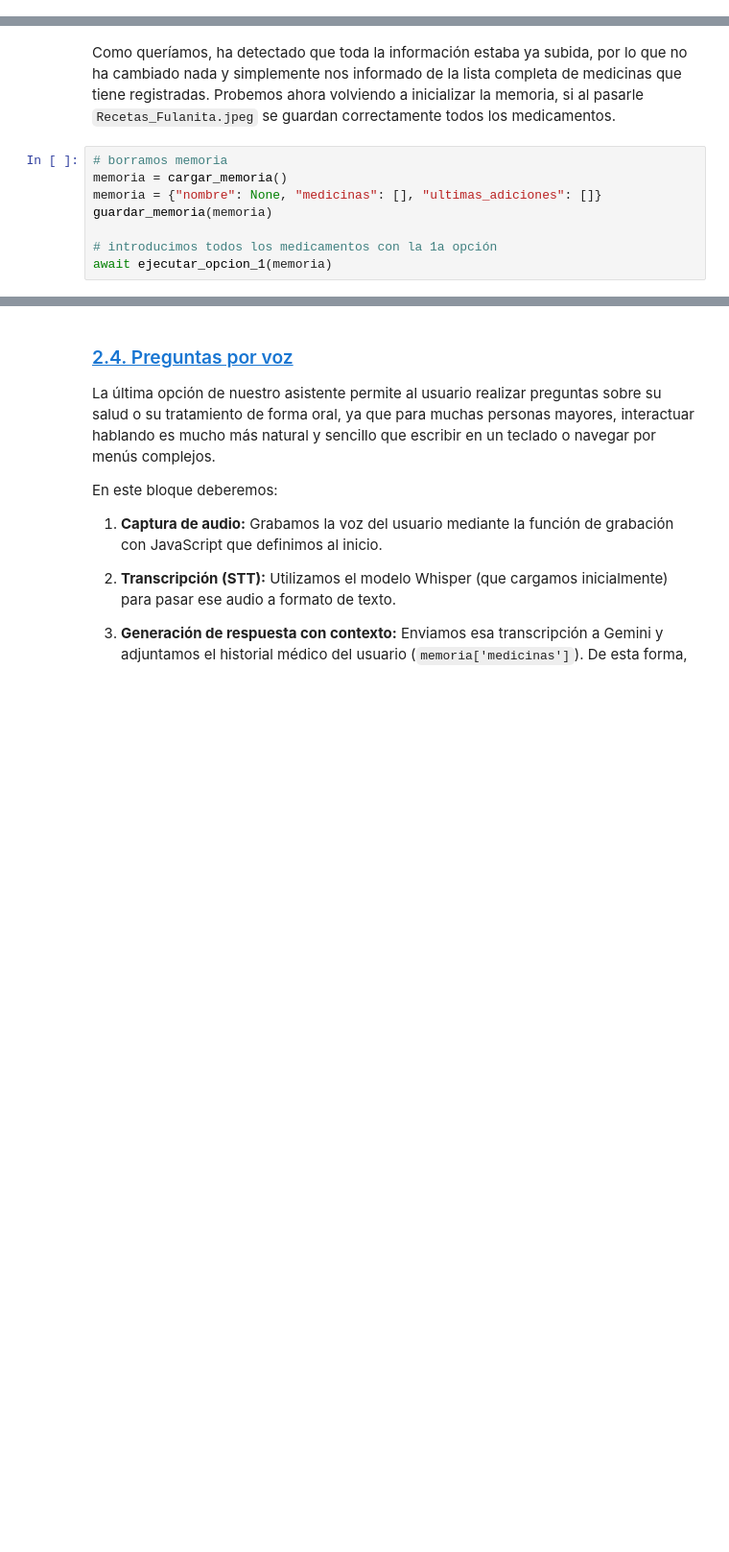
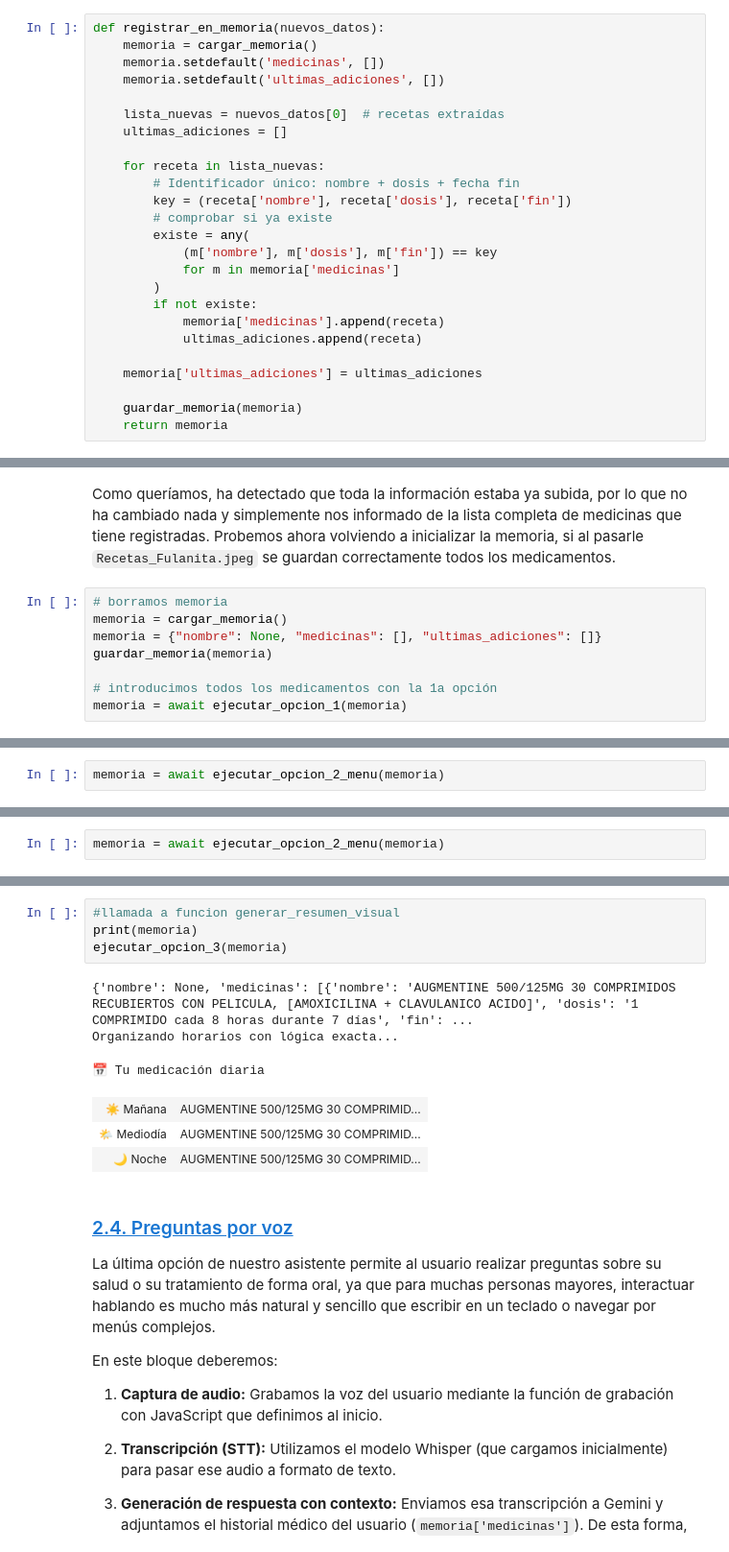
Before and after one commit to ablasve/Mini-Proyecto-Asistente-Multimodal-de-Salud, a Jupyter notebook: FaseB.ipynb, the cells around one changed output, grey strips where cells are left out. Shown at 96% size. Cells and saved outputs as stored; diff of their text form; blank space fills up the shorter version.

```diff
--- a/FaseB.ipynb
+++ b/FaseB.ipynb
@@ -212,2 +346,27 @@ def registrar_en_memoria(nuevos_datos):
+# %%
+def registrar_en_memoria(nuevos_datos):
+    memoria = cargar_memoria()
+    memoria.setdefault('medicinas', [])
+    memoria.setdefault('ultimas_adiciones', [])
+
+    lista_nuevas = nuevos_datos[0]  # recetas extraídas
+    ultimas_adiciones = []
+
+    for receta in lista_nuevas:
+        # Identificador único: nombre + dosis + fecha fin
+        key = (receta['nombre'], receta['dosis'], receta['fin'])
+        # comprobar si ya existe
+        existe = any(
+            (m['nombre'], m['dosis'], m['fin']) == key
+            for m in memoria['medicinas']
+        )
+        if not existe:
+            memoria['medicinas'].append(receta)
+            ultimas_adiciones.append(receta)
+
+    memoria['ultimas_adiciones'] = ultimas_adiciones
+
+    guardar_memoria(memoria)
+    return memoria
 # %% [markdown]
 Probamos las funciones con las recetas de ejemplo `Recetas_Fulanita1.jpeg` y `Recetas_Fulanita.jpeg`.
@@ -382,7 +590,7 @@ memoria = {"nombre": None, "medicinas": [], "ultimas_adiciones": []}
 guardar_memoria(memoria)
 
 # introducimos todos los medicamentos con la 1a opción
-await ejecutar_opcion_1(memoria)
+memoria = await ejecutar_opcion_1(memoria)
 # %% [output]
 [Asistente]: Por favor, sube la foto de tu receta o medicina.
 [interactive output not drawn]
@@ -555,0 +1003,2 @@ IndexError: list index out of range
+# %%
+memoria = await ejecutar_opcion_2_menu(memoria)
@@ -555,0 +1035,2 @@ IndexError: list index out of range
+# %%
+memoria = await ejecutar_opcion_2_menu(memoria)
@@ -602,3 +1145,14 @@ async def generar_resumen_horario():
+# %%
+#llamada a funcion generar_resumen_visual
+print(memoria)
+ejecutar_opcion_3(memoria)
+# %% [output]
+{'nombre': None, 'medicinas': [{'nombre': 'AUGMENTINE 500/125MG 30 COMPRIMIDOS RECUBIERTOS CON PELICULA, [AMOXICILINA + CLAVULANICO ACIDO]', 'dosis': '1 COMPRIMIDO cada 8 horas durante 7 días', 'fin': ...
+Organizando horarios con lógica exacta...
+📅 Tu medicación diaria
+| ☀️ Mañana | AUGMENTINE 500/125MG 30 COMPRIMID... |
+| 🌤 Mediodía | AUGMENTINE 500/125MG 30 COMPRIMID... |
+| 🌙 Noche | AUGMENTINE 500/125MG 30 COMPRIMID... |
 # %% [markdown]
 ### <a id='toc3_4'></a>[2.4. Preguntas por voz](#toc0_)
 
```
Also changed, not shown: parts of 42 cells of this notebook, 1 other file.
